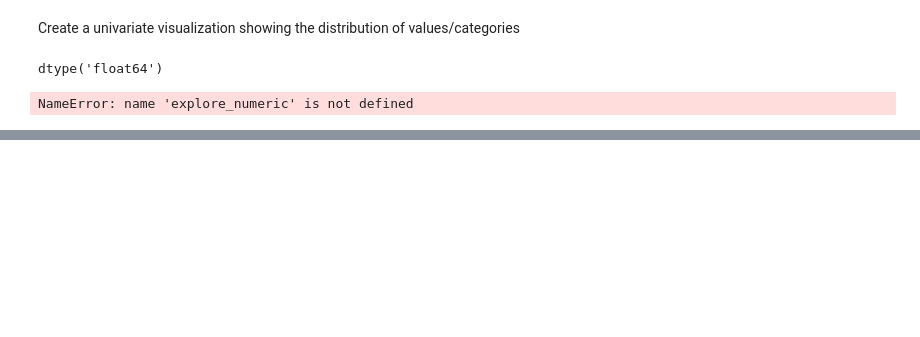
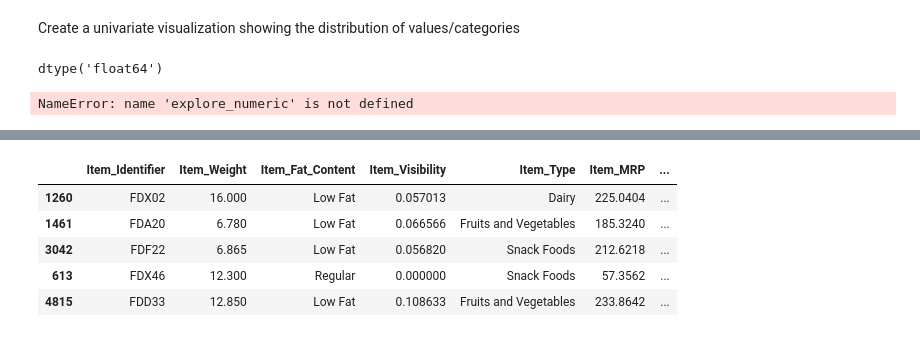
Before and after one commit to mongikourchid/Prediction-of-Product-Sales, a Jupyter notebook: Project_1_Part_2_(Core).ipynb, the cells around one changed output, grey strips where cells are left out. Saved outputs shown, nothing was run; the diff lists cells and outputs as text; code cells hidden in the pictures; blank space fills up the shorter version.

```diff
--- a/Project_1_Part_2_(Core).ipynb
+++ b/Project_1_Part_2_(Core).ipynb
@@ -312,0 +369,15 @@ NameError: name 'explore_numeric' is not defined
+# %%
+# Make X and y
+X = df.drop(columns='Item_Outlet_Sales')
+y = df['Item_Outlet_Sales']
+# %%
+# train test split
+X_train, X_test, y_train, y_test = train_test_split(X,y)
+X_train.head()
+# %% [output]
+|  | Item_Identifier | Item_Weight | Item_Fat_Content | Item_Visibility | Item_Type | Item_MRP | ... |
+| 1260 | FDX02 | 16.000 | Low Fat | 0.057013 | Dairy | 225.0404 | ... |
+| 1461 | FDA20 | 6.780 | Low Fat | 0.066566 | Fruits and Vegetables | 185.3240 | ... |
+| 3042 | FDF22 | 6.865 | Low Fat | 0.056820 | Snack Foods | 212.6218 | ... |
+| 613 | FDX46 | 12.300 | Regular | 0.000000 | Snack Foods | 57.3562 | ... |
+| 4815 | FDD33 | 12.850 | Low Fat | 0.108633 | Fruits and Vegetables | 233.8642 | ... |
```
Also changed, not shown: parts of 12 cells of this notebook.
